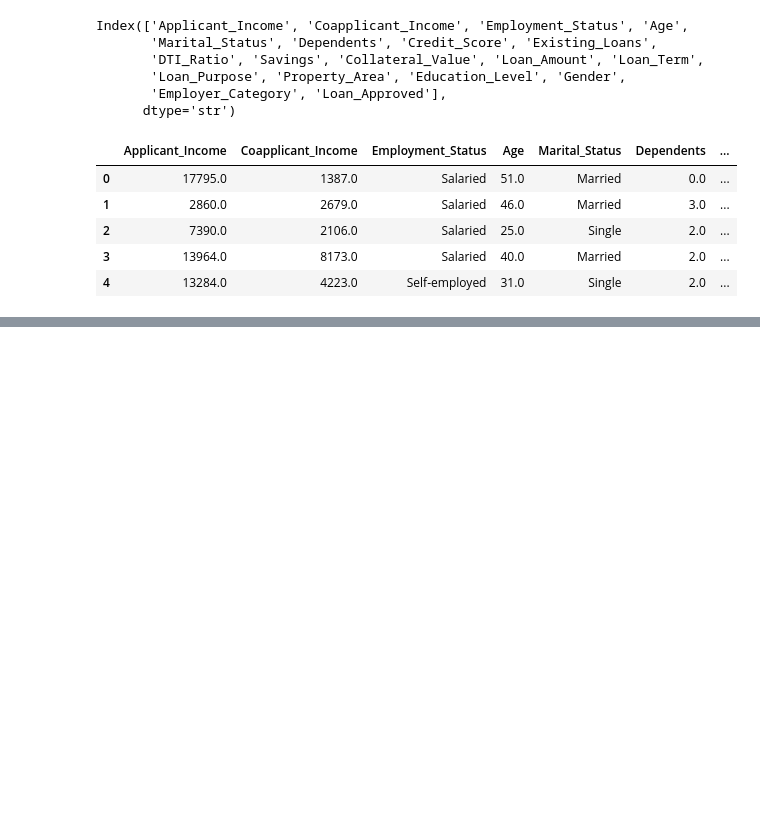
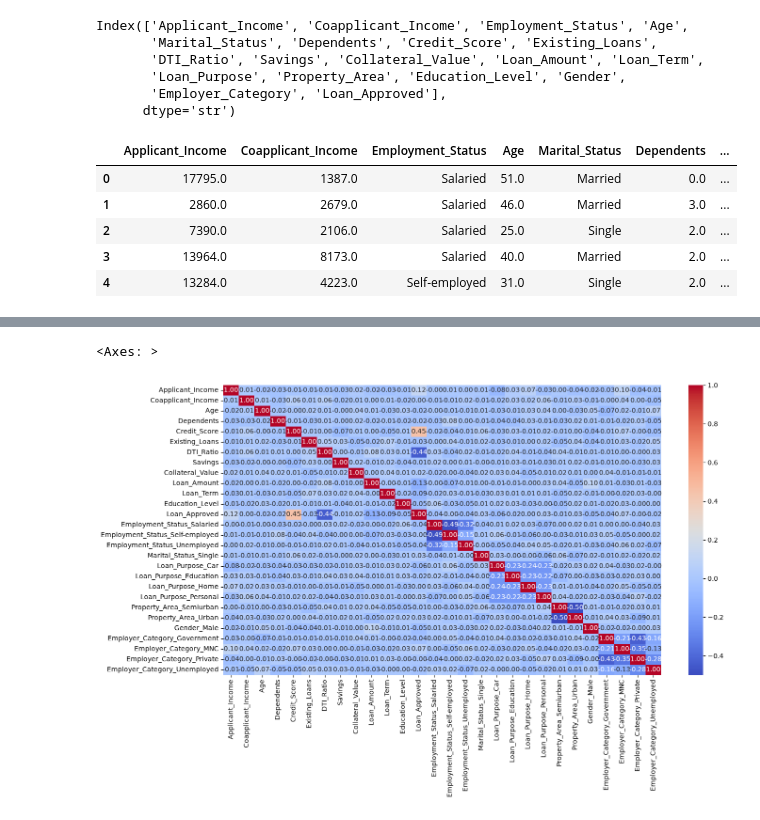
Before and after one commit to nidhitk/credit_wise_loan_System, a Jupyter notebook: credit_wise.ipynb, the cells around one changed output, grey strips where cells are left out. Drawn from its saved outputs; the diff is of its cells as text; code cells hidden in the pictures; blank space fills up the shorter version.

```diff
--- a/credit_wise.ipynb
+++ b/credit_wise.ipynb
@@ -264,0 +276,3 @@ memory usage: 218.9 KB
+# %%
+num_cols=df.select_dtypes("number")
+num_cols
@@ -264,0 +293,3 @@ memory usage: 218.9 KB
+# %%
+corr_matrix=num_cols.corr()
+corr_matrix
@@ -264,0 +334,11 @@ memory usage: 218.9 KB
+# %%
+plt.figure(figsize=(15,8))
+sns.heatmap(
+    corr_matrix,
+    annot=True,
+    fmt=".2f",
+    cmap="coolwarm"
+)
+# %% [output]
+<Axes: >
+[figure, added]
```
Also changed, not shown: parts of 6 cells of this notebook.
